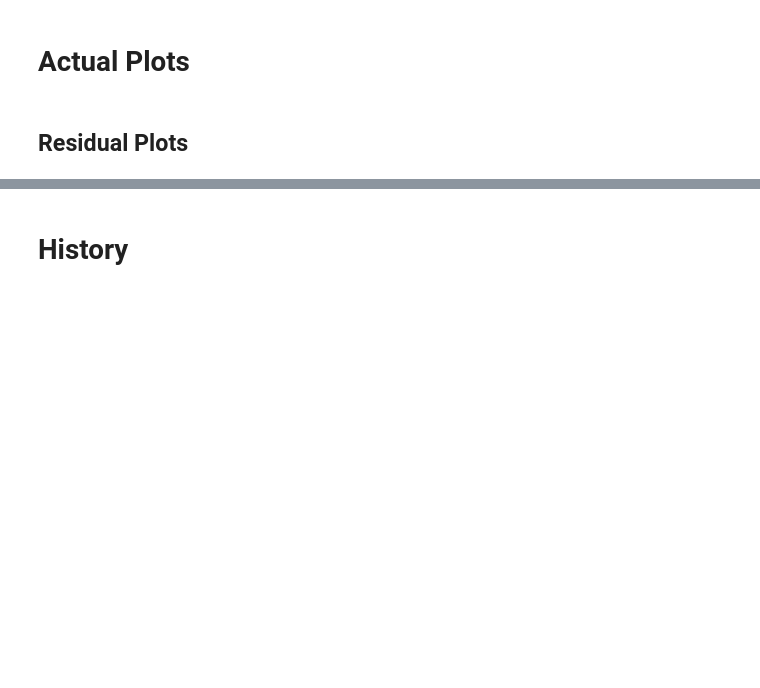
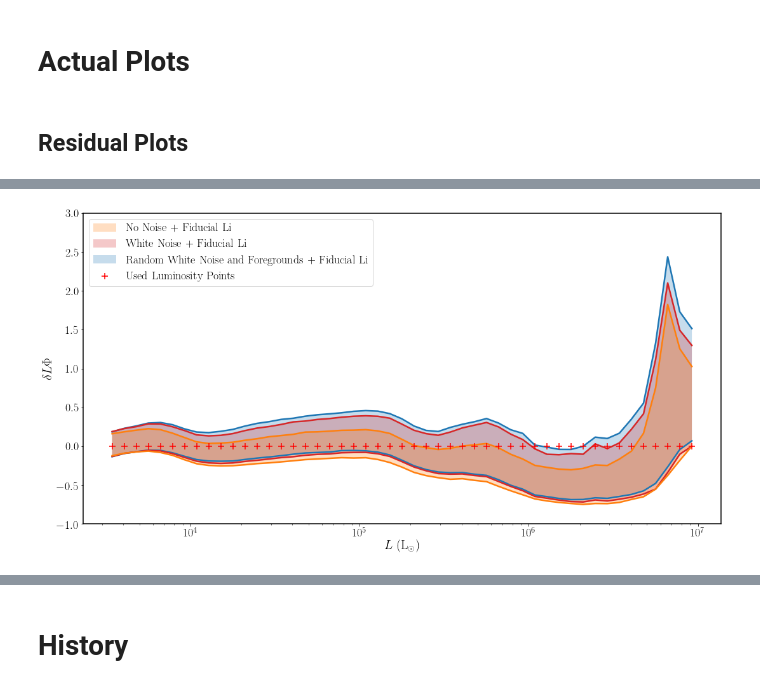
Before and after one commit to dnpfeffer/intensitymap_cnn, a Jupyter notebook: scripts/paper_plots_corrected.ipynb, the cells around one changed output, grey strips where cells are left out. Drawn from its saved outputs; the diff is of its cells as text; code cells hidden in the pictures; blank space fills up the shorter version.

```diff
--- a/scripts/paper_plots_corrected.ipynb
+++ b/scripts/paper_plots_corrected.ipynb
@@ -200,3 +202,21 @@ plt.savefig('../figures/basic_Li_comparison.pdf', bbox_inches='tight')
+# %%
+colors = ['tab:blue', 'tab:red', 'tab:orange']
+
+ax = lnn.plot_res_contour_full(res_list2, lumLogBinCents, lum_points=True,
+                           alpha=0.25, colors=colors, plot_range=[-1, 3], conf=1)#plot_range=[-1, 9])
+
+handles, labels = ax.get_legend_handles_labels()
+ordering = [2,1,0,3]
+handles = [handles[i] for i in ordering]
+labels = [labels[i] for i in ordering]
+ax.legend(handles, labels, loc='upper left')
+
+plt.xlabel('$L$ (L$_{\odot}$)')
+plt.ylabel(r'$\delta L \Phi$')
+# plt.show(ax)
+plt.savefig('../figures/basic_Li_comparison_small.pdf', bbox_inches='tight')
+# %% [output]
+[figure, added]
 # %%
 # res_list2 = [nfr_basic_resnet_pred,
 #              nfr_foreground_resnet_pred, nfr_noisy_foreground_resnet_pred]
```
Also changed, not shown: parts of 33 cells of this notebook, 20 other files.
